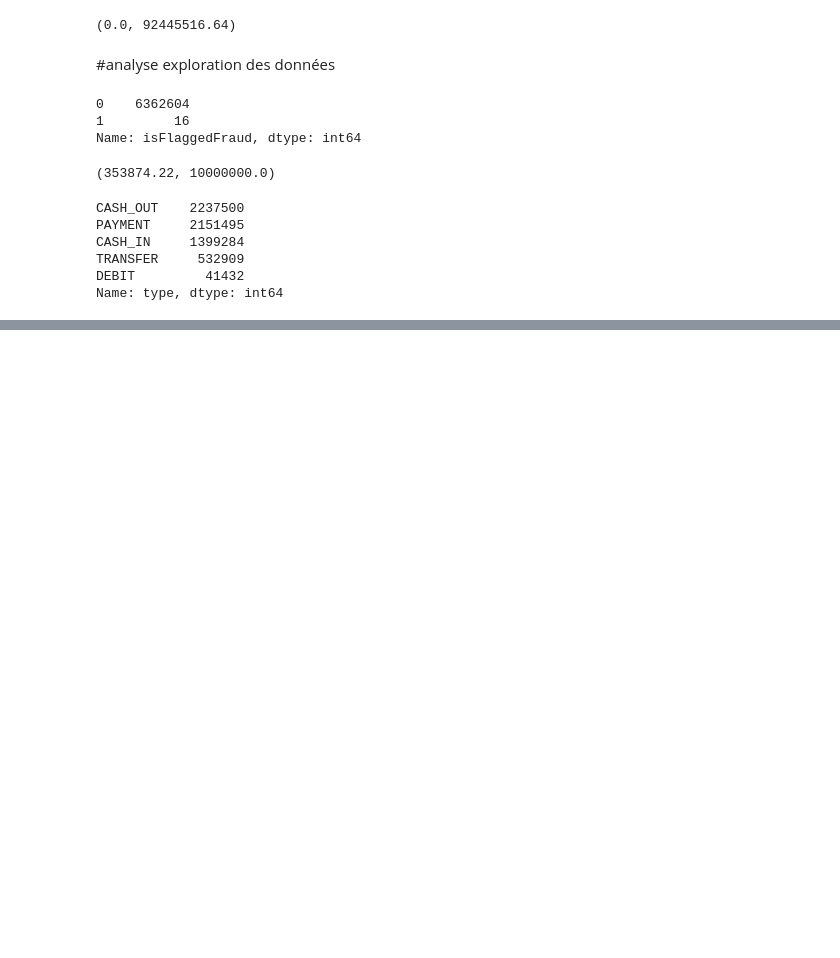
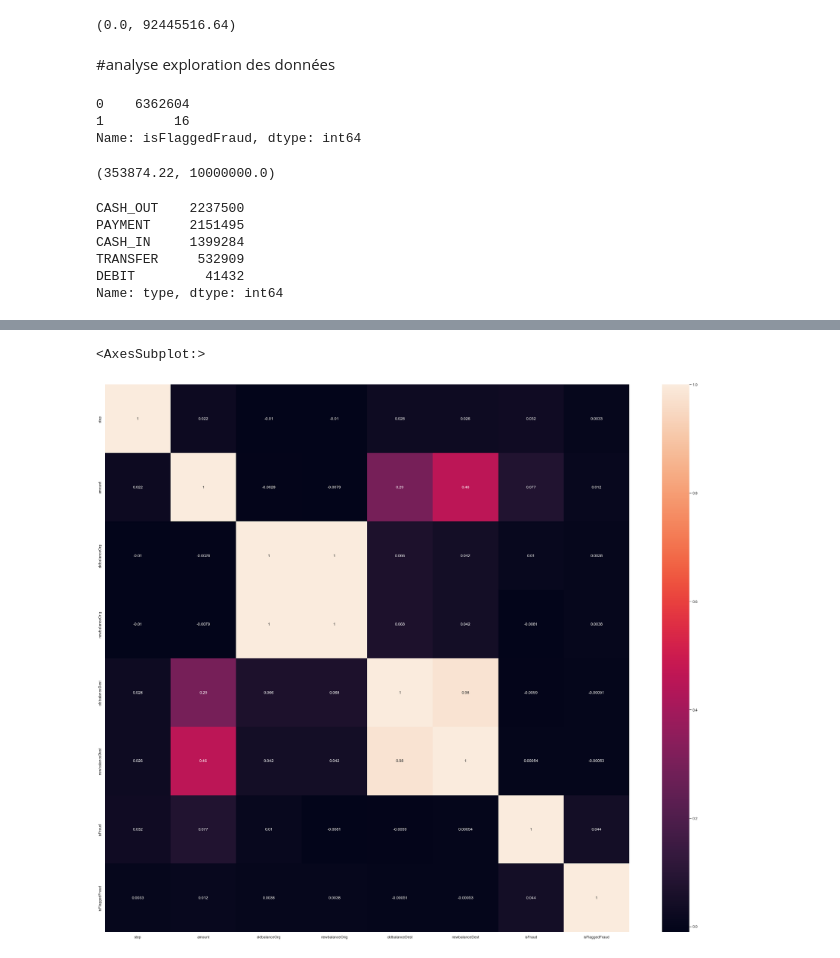
Before and after one commit to housseini/ANALYSE-FRAUDE-FINANCE, a Jupyter notebook: analyse_et_prediction _sur_les donne_dune fraude.ipynb, the cells around one changed output, grey strips where cells are left out. Drawn from its saved outputs; the diff is of its cells as text; code cells hidden in the pictures; blank space fills up the shorter version.

```diff
--- a/analyse_et_prediction _sur_les donne_dune fraude.ipynb
+++ b/analyse_et_prediction _sur_les donne_dune fraude.ipynb
@@ -131,0 +163,7 @@ data.groupby(['type','isFraud']).size()
+# %%
+cor=data.corr()
+sns.set(rc = {'figure.figsize':(35,30)})
+sns.heatmap(cor,annot=True)
+# %% [output]
+<AxesSubplot:>
+[figure, added]
```
Also changed, not shown: parts of 19 cells of this notebook.
